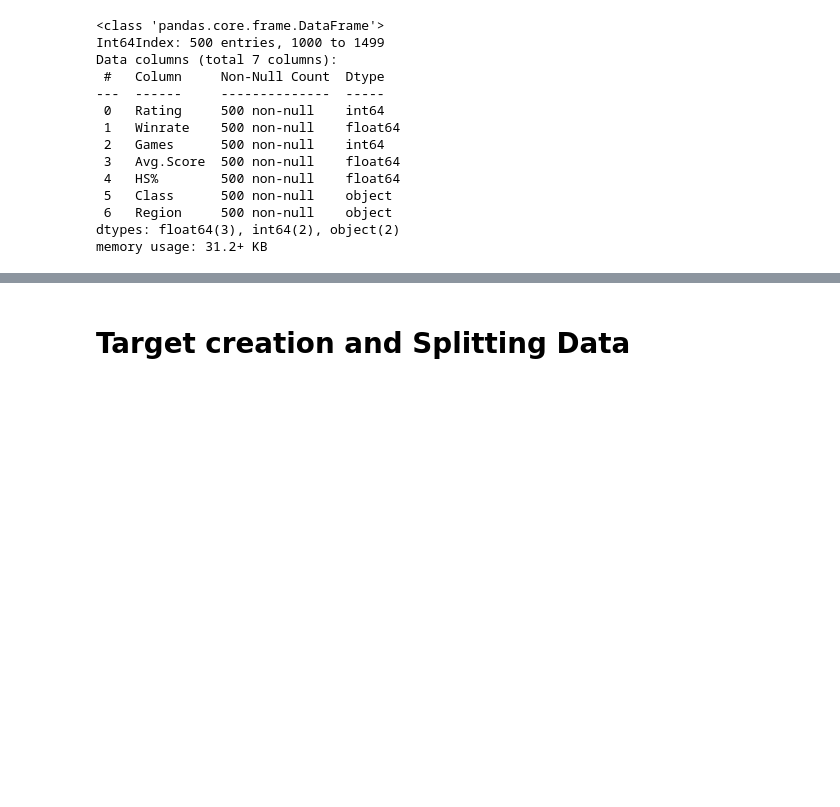
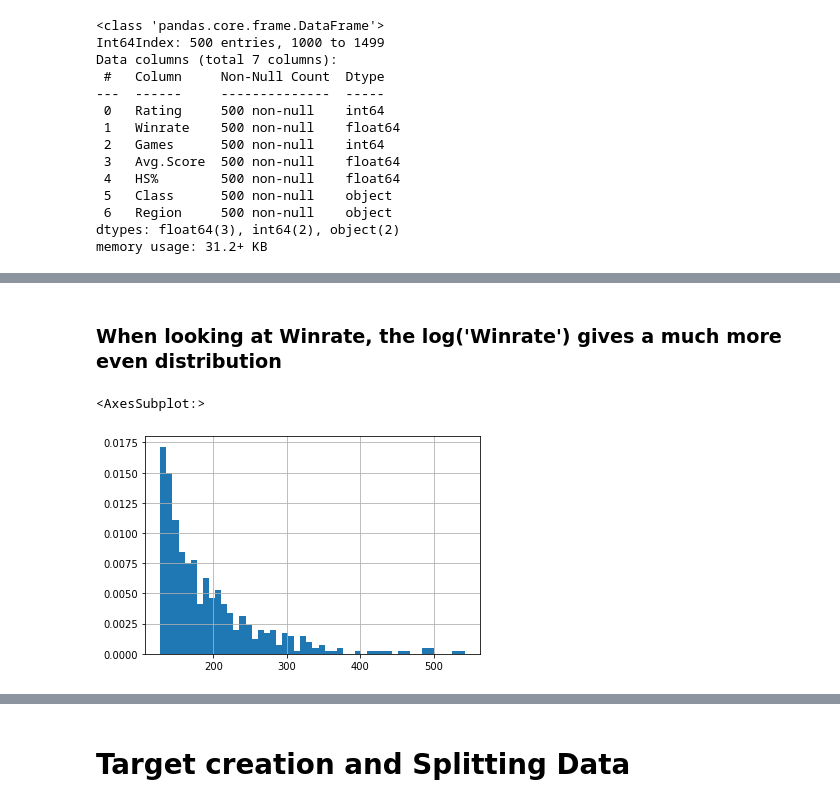
Before and after one commit to ericyeonpark/valorant-top500-analysis, a Jupyter notebook: notebooks/Valorant_Top_500_analysis.ipynb, the cells around one changed output, grey strips where cells are left out. Saved outputs shown, nothing was run; the diff lists cells and outputs as text; code cells hidden in the pictures; blank space fills up the shorter version.

```diff
--- a/notebooks/Valorant_Top_500_analysis.ipynb
+++ b/notebooks/Valorant_Top_500_analysis.ipynb
@@ -89,0 +104,7 @@ memory usage: 31.2+ KB
+# %% [markdown]
+### When looking at Winrate, the log('Winrate') gives a much more even distribution
+# %%
+df['Rating'].hist(bins=50, density=True)
+# %% [output]
+<AxesSubplot:>
+[figure, added]
```
Also changed, not shown: parts of 15 cells of this notebook.
